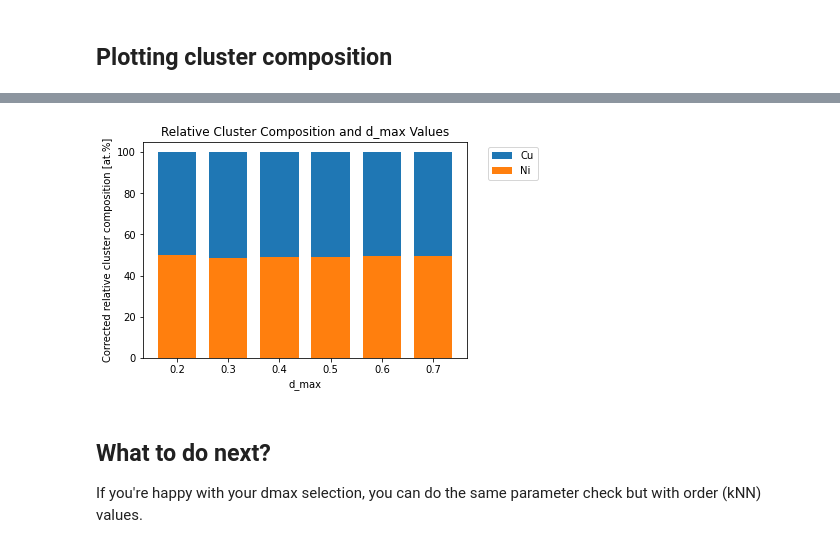
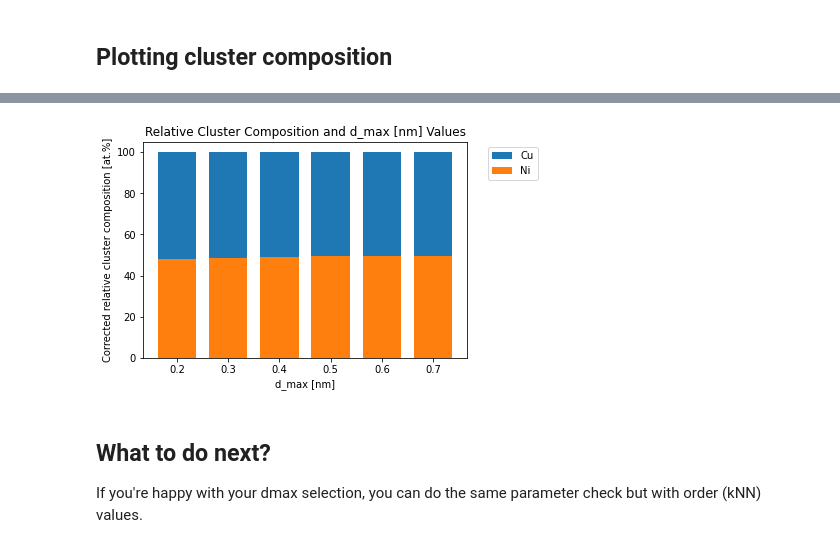
Before and after one commit to PrzemyslawKlups/posgenpy, a Jupyter notebook: Quick_Parameter_Check.ipynb, the cells around one changed output, grey strips where cells are left out. Cells and saved outputs as stored; diff of their text form; code cells hidden in the pictures.

```diff
--- a/Quick_Parameter_Check.ipynb
+++ b/Quick_Parameter_Check.ipynb
@@ -71,10 +71,10 @@ Quick fix: change the location of the dtd file in the xml file manually. In my c
 dmax_values = [0.2, 0.3, 0.4, 0.5, 0.6, 0.7]
 # %%
 xml_files = []
-output_basename="output_{i}_dmax_{dm}"
+output_basename="output_dmax_{dm}"
 
 for i, dm in enumerate(dmax_values):
-    thisName = output_basename.format(i=i,dm=dm)
+    thisName = output_basename.format(dm=dm)
     xml_output = pgp.write_xml_with_relabelling(xmlFileName=thisName,
                                                 posFile=pos_file_path,
                                                 rangeFile=range_file_path,
@@ -190,14 +193,14 @@ pgp.plot_cluster_composition_across_swept_param_absolute(
 # %%
 pgp.plot_cluster_composition_across_swept_param_relative(
     swept_parameters=dmax_values,
     core_ions=core_ions,
     xml_files=xml_files,
     n_min_values_for_swept_parameters=optimal_n_min_values,
-    swept_parameter_name="d_max",
+    swept_parameter_name="d_max [nm]",
     exclude_ions=None
 )
 # %% [output]
-[figure, old version]
+[figure, new version]
 # %% [markdown]
 ## What to do next?
 
```
Also changed, not shown: parts of 26 cells of this notebook.
